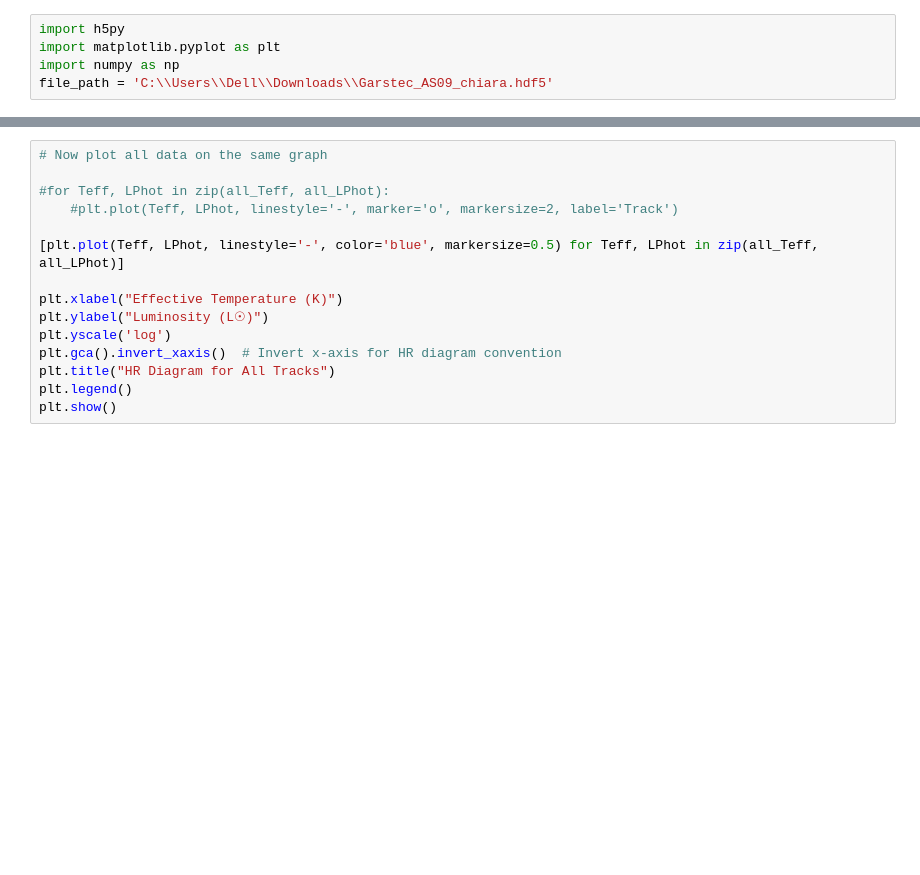
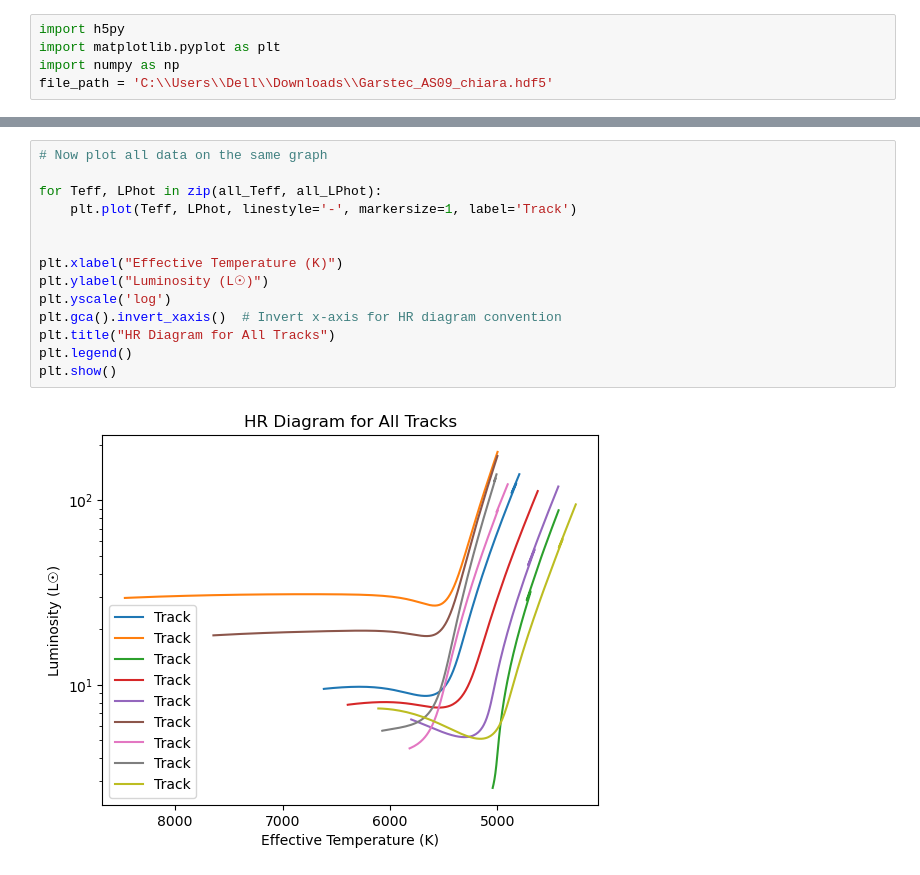
Before and after one commit to ruddock321/y4project, a Jupyter notebook: HR_diagram.ipynb, the cells around one changed output, grey strips where cells are left out. Saved outputs shown, nothing was run; the diff lists cells and outputs as text; blank space fills up the shorter version.

```diff
--- a/HR_diagram.ipynb
+++ b/HR_diagram.ipynb
@@ -60,15 +56,16 @@ KeyError: 'Unable to open object (component not found)'
 # %%
 # Now plot all data on the same graph
 
-#for Teff, LPhot in zip(all_Teff, all_LPhot):
-    #plt.plot(Teff, LPhot, linestyle='-', marker='o', markersize=2, label='Track')
+for Teff, LPhot in zip(all_Teff, all_LPhot):
+    plt.plot(Teff, LPhot, linestyle='-', markersize=1, label='Track')
 
-[plt.plot(Teff, LPhot, linestyle='-', color='blue', markersize=0.5) for Teff, LPhot in zip(all_Teff, all_LPhot)]
 
 plt.xlabel("Effective Temperature (K)")
 plt.ylabel("Luminosity (L☉)")
 plt.yscale('log')
 plt.gca().invert_xaxis()  # Invert x-axis for HR diagram convention
 plt.title("HR Diagram for All Tracks")
 plt.legend()
 plt.show()
+# %% [output]
+[figure, added]
```
Also changed, not shown: parts of 4 cells of this notebook.
